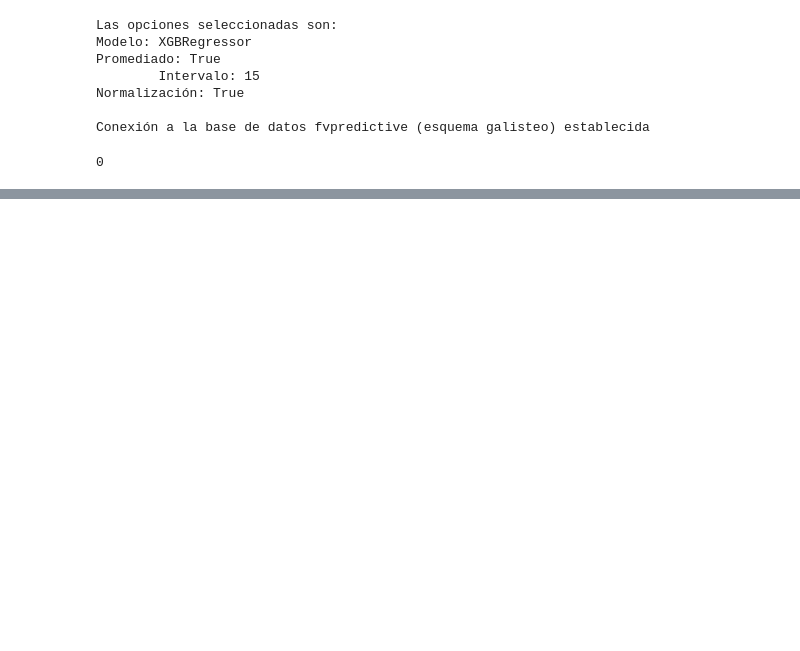
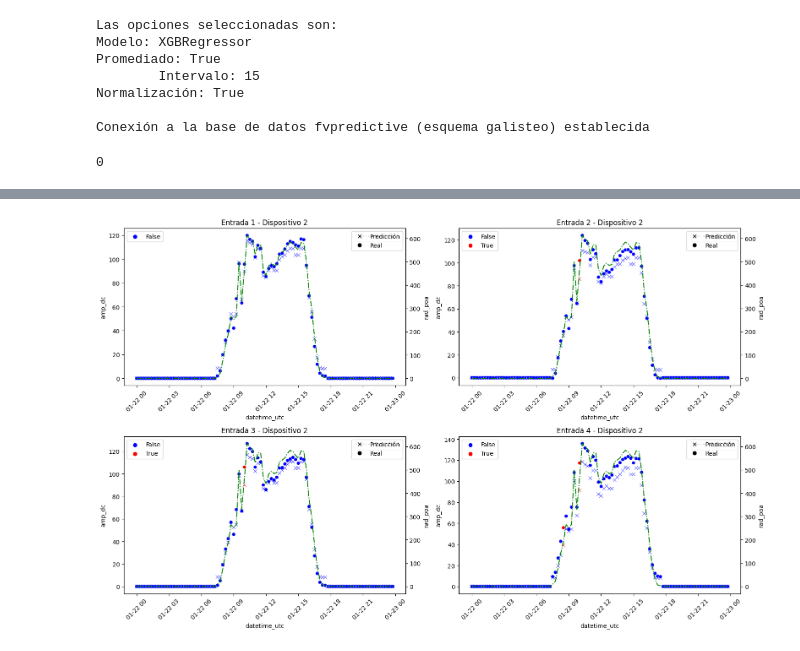
Before and after one commit to LuisRdAr/FVPredictive_TEST, a Jupyter notebook: Galisteo/Sources/prediccion_amp.ipynb, the cells around one changed output, grey strips where cells are left out. Cells and saved outputs as stored; diff of their text form; code cells hidden in the pictures; blank space fills up the shorter version.

```diff
--- a/Galisteo/Sources/prediccion_amp.ipynb
+++ b/Galisteo/Sources/prediccion_amp.ipynb
@@ -638,0 +706,84 @@ pred_df[(pred_df["datetime_utc"].dt.date == pd.to_datetime("2024-01-15").date())
+# %%
+time_df = pd.DataFrame(pd.date_range(start=X.index.get_level_values("datetime_utc").date.min(),
+                                    end=X.index.get_level_values("datetime_utc").date.max() + pd.Timedelta(days=1),
+                                    freq='15min',
+                                    tz = "UTC"),
+                        columns=["datetime_utc"])
+disp_entrada_df = pd.merge(pd.DataFrame(pred_df["dispositivo_id"].unique(), columns=["dispositivo_id"]),
+         pd.DataFrame(pred_df["entrada_id"].unique(), columns=["entrada_id"]),
+        how = "cross")
+master_df = pd.merge(time_df, disp_entrada_df, how="cross")
+master_df = master_df.merge(pred_df, on=["datetime_utc", "dispositivo_id", "entrada_id"], how="left")
+master_df["amp_dc"] = master_df["amp_dc"].fillna(0)
+master_df["amp_dc_pred"] = master_df["amp_dc_pred"].fillna(0)
+master_df["rad_poa"] = master_df["rad_poa"].fillna(0)
+
+
+import warnings
+from matplotlib.lines import Line2D
+import random
+
+error_type = "hard_int_lim"
+master_df[error_type] = master_df[error_type].fillna(False)
+
+pred_df['date'] = pred_df['datetime_utc'].dt.date
+error_count_df = pd.DataFrame(pred_df[pred_df[error_type]==True].groupby("dispositivo_id")["date"].value_counts() * 100 / \
+                              pred_df.groupby("dispositivo_id")["date"].value_counts()) \
+                                    .reset_index() \
+                                    .sort_values(by=["dispositivo_id", "count"], ascending=[True, False])
+random_inv = np.random.choice(error_count_df["dispositivo_id"].unique(), 1)[0]
+date = error_count_df[error_count_df["dispositivo_id"] == random_inv].iloc[random.randint(1, 1)]["date"]
+sample = master_df[(master_df["datetime_utc"].dt.date == date) & (master_df["dispositivo_id"] == random_inv)].copy()
+entrada_ids = np.sort(sample["entrada_id"].unique())
+num_entradas = len(entrada_ids)
+grupos_entrada_ids = np.array_split(entrada_ids, num_entradas // 4)
+
+warnings.filterwarnings("ignore")
+
+# Imprimir los grupos
+for i, grupo in enumerate(grupos_entrada_ids):
+    fig, axs = plt.subplots(2, 2, figsize=(16, 10))  # Create a 2x2 grid of subplots
+    axs = axs.flatten()
+    for j, entrada_id in enumerate(grupo):
+        ax2 = axs[j].twinx()
+        ax3 = axs[j].twinx()
+        sns.scatterplot(data=sample[sample["entrada_id"]==entrada_id],
+                        x="datetime_utc",
+                        y="amp_dc",
+                        hue=error_type,
+                        palette=["blue", "red"],
+                        legend=True,
+                        ax=axs[j])
+
+        sns.scatterplot(data=sample[sample["entrada_id"]==entrada_id],
+                        x="datetime_utc",
+                        y="amp_dc_pred",
+                        hue=error_type,
+                        marker="x",
+                        palette=["blue", "red"],
+                        legend=False,
+                        ax=axs[j])
+
+        sns.lineplot(data=sample[sample["entrada_id"]==entrada_id],
+                    x="datetime_utc",
+                    y="rad_poa",
+                    color="green",
+                    linestyle="-.",
+                    ax=ax2)
+
+        axs[j].legend(loc='upper left')
+        ax2.legend(["Rad POA"], loc='upper right')
+        axs[j].tick_params(axis='x', rotation=45)
+        axs[j].set_title(f"Entrada {entrada_id} - Dispositivo {random_inv - 20}")
+
+        # Añadir leyenda adicional para True y False
+        ax3.legend(handles=[Line2D([], [], color='black', marker='x', linestyle='None', label = 'Predicción'),
+                                Line2D([], [], color='black', marker='o', linestyle='None', label = 'Real')],
+                     loc='best')
+        ax3.axis('off')
+
+
+    plt.tight_layout()
+    plt.show()
+# %% [output]
+[figure, added]
```
Also changed, not shown: parts of 31 cells of this notebook, 2 other files.
